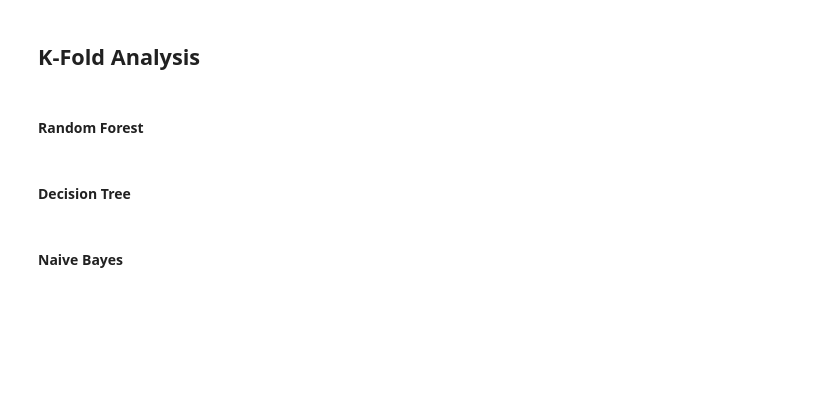
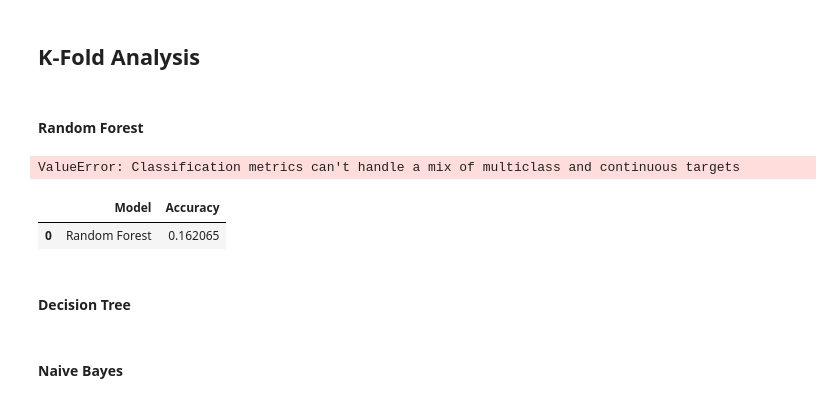
Before and after one commit to abphilip-vit/College8, a Jupyter notebook: F1/F1.ipynb, the cells around one changed output. Saved outputs shown, nothing was run; the diff lists cells and outputs as text; code cells hidden in the pictures; blank space fills up the shorter version.

```diff
--- a/F1/F1.ipynb
+++ b/F1/F1.ipynb
@@ -338,14 +344,21 @@ weighted avg       0.07      0.15      0.09        39
 # %% [markdown]
 ## K-Fold Analysis
 # %%
-kfold = StratifiedKFold(n_splits=6, shuffle=True, random_state=21)
+kfold = StratifiedKFold(n_splits=2, shuffle=True, random_state=21)
 # %% [markdown]
 #### Random Forest
 # %%
 acc = np.mean(cross_val_score(model1, xtrain, ytrain, scoring='accuracy', cv=kfold))
+# %% [output]
+ValueError: Classification metrics can't handle a mix of multiclass and continuous targets
 # %%
 allen11 = pd.DataFrame({'Model':'Random Forest',
                       'Accuracy':[acc]})
+# %%
+allen11.head()
+# %% [output]
+|  | Model | Accuracy |
+| 0 | Random Forest | 0.162065 |
 # %% [markdown]
 #### Decision Tree
 # %%
```
Also changed, not shown: parts of 11 cells of this notebook.
